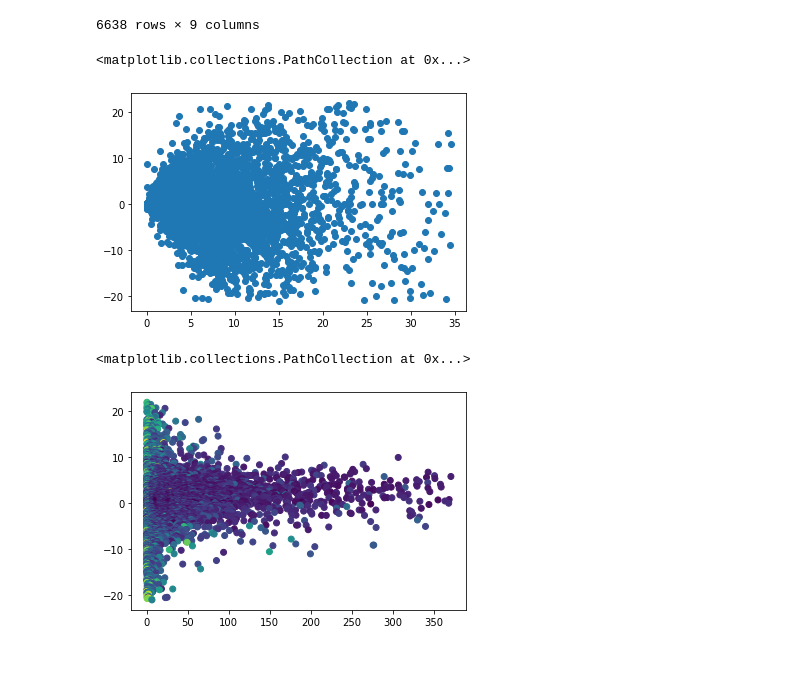
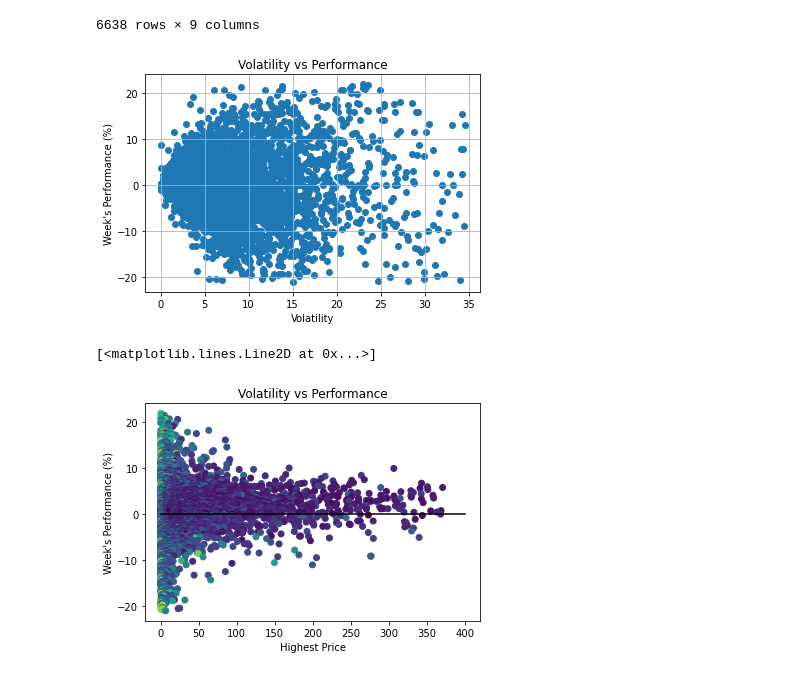
Before and after one commit to brand0nM/Pyberhood, a Jupyter notebook: Visualization_Stock_Analysis.ipynb, the cells around one changed output. Saved outputs shown, nothing was run; the diff lists cells and outputs as text; code cells hidden in the pictures.

```diff
--- a/Visualization_Stock_Analysis.ipynb
+++ b/Visualization_Stock_Analysis.ipynb
@@ -103,12 +108,19 @@ Nasdaq_df
 6638 rows × 9 columns
 # %%
 plt.scatter(Nasdaq_df['Volatility'], Nasdaq_df["Week's Performance"])
+plt.xlabel('Volatility')
+plt.ylabel("Week's Performance (%)")
+plt.title('Volatility vs Performance')
+plt.grid()
 # %% [output]
-<matplotlib.collections.PathCollection at 0x...>
-[figure, old version]
+[figure, new version]
 # %%
 plt.scatter(Nasdaq_df["Highest Price"], Nasdaq_df["Week's Performance"],
             c = Nasdaq_df['Volatility'])
+plt.xlabel('Highest Price')
+plt.ylabel("Week's Performance (%)")
+plt.title('Volatility vs Performance')
+plt.plot([0, 400], [0, 0], 'k-')
 # %% [output]
-<matplotlib.collections.PathCollection at 0x...>
+[<matplotlib.lines.Line2D at 0x...>]
-[figure, old version]
+[figure, new version]
```
Also changed, not shown: parts of 2 cells of this notebook.
